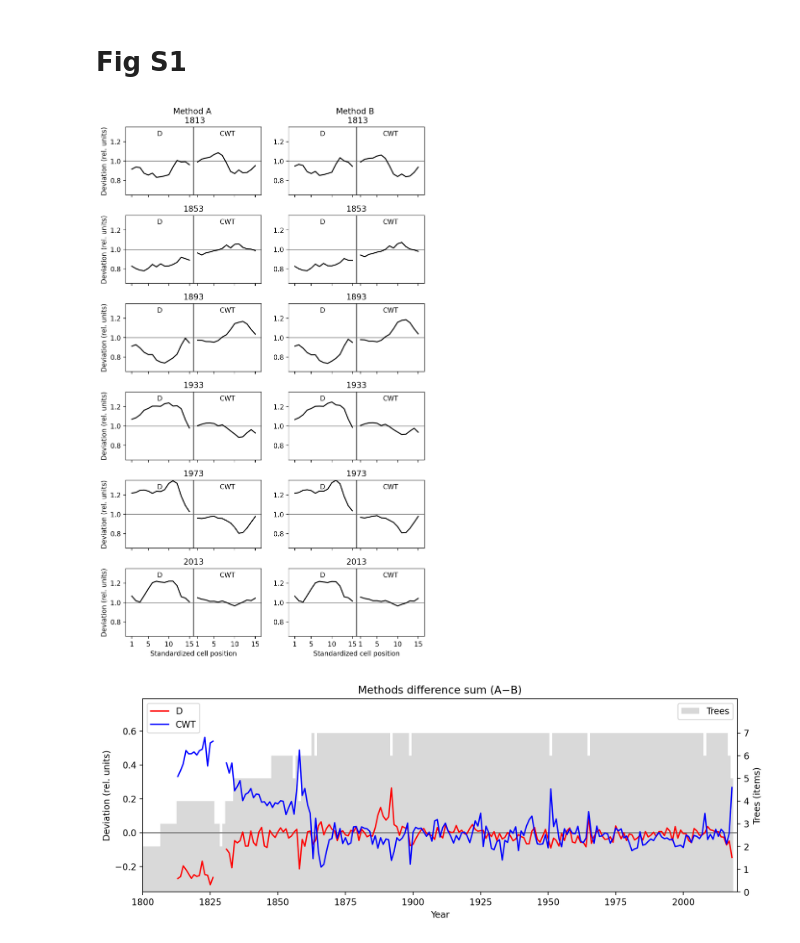
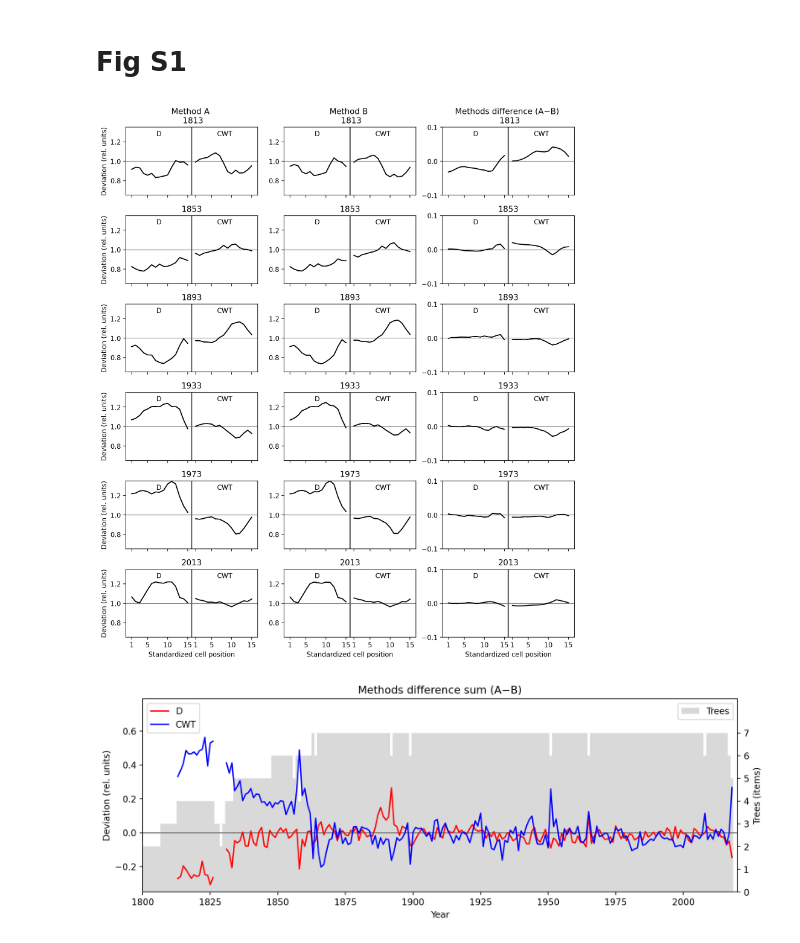
Before and after one commit to mikewellmeansme/TracheidClustering, a Jupyter notebook: notebooks/methods_visualization.ipynb, the cells around one changed output. Cells and saved outputs as stored; diff of their text form; code cells hidden in the pictures.

```diff
--- a/notebooks/methods_visualization.ipynb
+++ b/notebooks/methods_visualization.ipynb
@@ -233,52 +233,53 @@ plt.close(fig)
 quotient_deviation_df_A = pd.read_excel('../output/quotient_deviation_df_A.xlsx')
 quotient_deviation_df_B = pd.read_excel('../output/quotient_deviation_df_B.xlsx')
 # %%
-fig, ax = plt.subplots(nrows=6, ncols=2, figsize=(8,14), dpi=200, sharex='col')
-#fig, ax = plt.subplots(nrows=6, ncols=3, figsize=(12,14), dpi=200, sharex='col')
+#fig, ax = plt.subplots(nrows=6, ncols=2, figsize=(8,14), dpi=200, sharex='col')
+fig, ax = plt.subplots(nrows=6, ncols=3, figsize=(12,14), dpi=200, sharex='col')
 plt.subplots_adjust(hspace=0.3)
 
 step = 40
 
 for i in range(6):
-    for j in range(2):
+    for j in range(3):
         ax[i, j].set_title(1813 + i*step)
         if j<2:
             ax[i, j].axhline(y=1, c='grey', linewidth=1)
         else:
             ax[i, j].axhline(y=0, c='grey', linewidth=1)
         ax[i, j].axvline(x=16, c='dimgrey', linewidth=2 )
         ax[i, j].set_ylim([0.65, 1.35])
         ax[i, j].set_xticks([1, 5, 10, 15, 17, 21, 26, 31])
         ax[i, j].set_xticklabels([1, 5, 10, 15, 1, 5, 10, 15])
         ax[i, j].text(0.25, 0.90, 'D', horizontalalignment='center', verticalalignment='center', transform=ax[i, j].transAxes)
         ax[i, j].text(0.75, 0.90, 'CWT', horizontalalignment='center', verticalalignment='center', transform=ax[i, j].transAxes)
 
     a_list = list(quotient_deviation_df_A[quotient_deviation_df_A['Year']==1813 + i*step].iloc[0][1:])
     b_list = list(quotient_deviation_df_B[quotient_deviation_df_B['Year']==1813 + i*step].iloc[0][1:])
     methods_diff = np.array(a_list)-np.array(b_list)
 
     ax[i,0].set_ylabel("Deviation (rel. units)")
 
     ax[i,0].plot(range(1,16), a_list[:15], c='k')
     ax[i,0].plot(range(17,32), a_list[15:], c='k')
 
     ax[i,1].plot(range(1,16), b_list[:15], c='k')
     ax[i,1].plot(range(17,32), b_list[15:], c='k')
 
-    #ax[i,2].plot(range(1,16), methods_diff[:15], c='k')
-    #ax[i,2].plot(range(17,32), methods_diff[15:], c='k')
+    ax[i,2].plot(range(1,16), methods_diff[:15], c='k')
+    ax[i,2].plot(range(17,32), methods_diff[15:], c='k')
 
-    #ax[i, 2].set_ylim([-.1, .1])
-    #ax[i, 2].set_yticks([-.1, 0, .1])
+    ax[i, 2].set_ylim([-.1, .1])
+    ax[i, 2].set_yticks([-.1, 0, .1])
 
 ax[0,0].set_title("Method A \n 1813")
 ax[0,1].set_title("Method B \n 1813")
-#ax[0,2].set_title("Methods difference (A−B) \n 1813")
+ax[0,2].set_title("Methods difference (A−B) \n 1813")
 ax[-1, 0].set_xlabel("Standardized cell position")
 ax[-1, 1].set_xlabel("Standardized cell position")
+ax[-1, 2].set_xlabel("Standardized cell position")
 plt.show()
 # %% [output]
-[figure, old version]
+[figure, new version]
 # %%
 fig.savefig(f'../output/Fig S1.png', dpi=300, facecolor='white')
 plt.close(fig)
```
